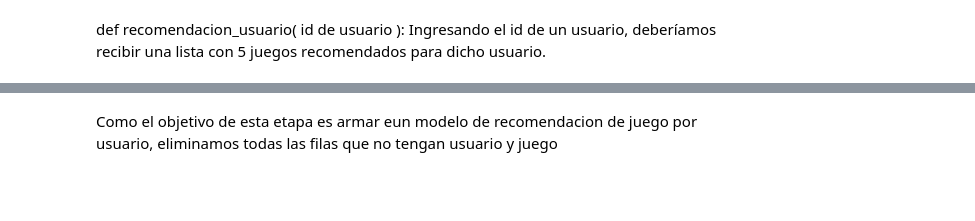
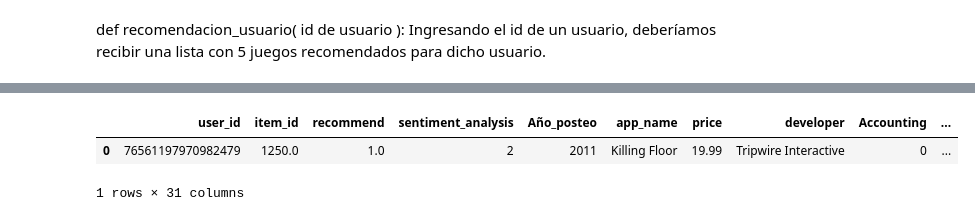
Before and after one commit to Marianoe155/Proyecto-Individual-ML_OPS, a Jupyter notebook: ML.ipynb, the cells around one changed output, grey strips where cells are left out. Drawn from its saved outputs; the diff is of its cells as text; code cells hidden in the pictures; blank space fills up the shorter version.

```diff
--- a/ML.ipynb
+++ b/ML.ipynb
@@ -79,2 +71,6 @@ memory usage: 1.0+ GB
-# %% [markdown]
-Como el objetivo de esta etapa es armar eun modelo de recomendacion de juego por usuario, eliminamos todas las filas que no tengan usuario y juego
+# %%
+review_y_steam.head(1)
+# %% [output]
+|  | user_id | item_id | recommend | sentiment_analysis | Año_posteo | app_name | price | developer | Accounting | ... |
+| 0 | 76561197970982479 | 1250.0 | 1.0 | 2 | 2011 | Killing Floor | 19.99 | Tripwire Interactive | 0 | ... |
+1 rows × 31 columns
```
Also changed, not shown: parts of 60 cells of this notebook, 5 other files.
